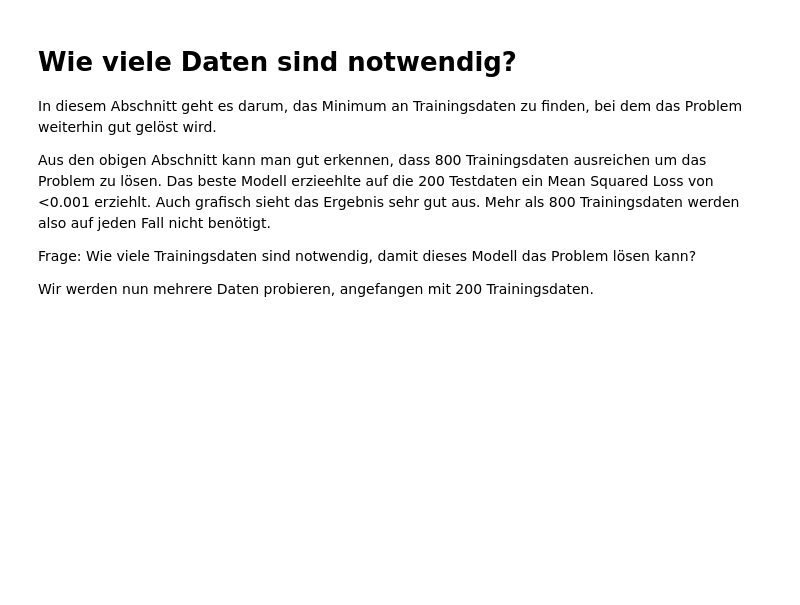
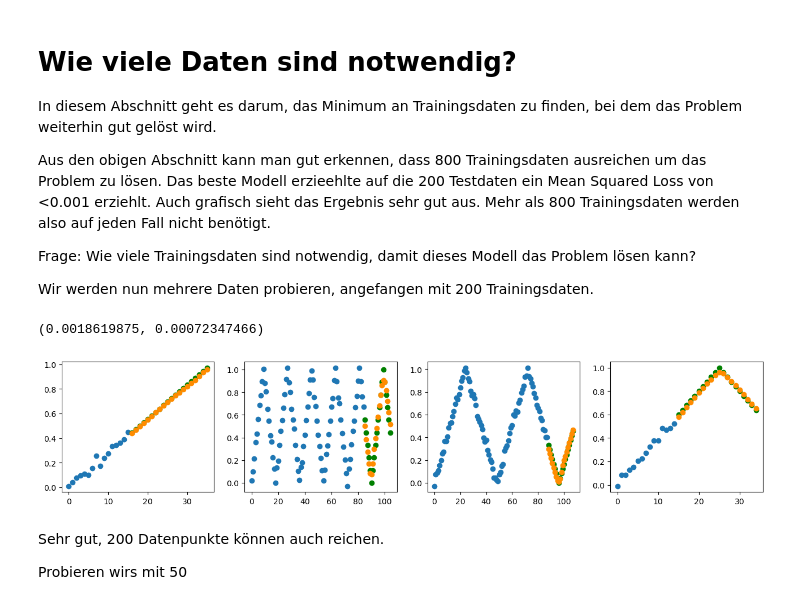
Before and after one commit to Tobilence/DMML_RNN, a Jupyter notebook: Horizon_forecast.ipynb, the cells around one changed output. Saved outputs shown, nothing was run; the diff lists cells and outputs as text; code cells hidden in the pictures; blank space fills up the shorter version.

```diff
--- a/Horizon_forecast.ipynb
+++ b/Horizon_forecast.ipynb
@@ -297,11 +286,17 @@ Frage: Wie viele Trainingsdaten sind notwendig, damit dieses Modell das Problem
 
 Wir werden nun mehrere Daten probieren, angefangen mit 200 Trainingsdaten.
 # %%
-model = GRU_RNN(1,30,1)
+model_200 = GRU_RNN(1,30,1)
 EPOCHS=250
 LEARNING_RATE=3e-4
 loss=nn.MSELoss()
-optimizer = torch.nn.Adam(model.parameters(), lr=LEARNING_RATE)
-
-training_stats = train(model, EPOCHS, X_train[:200], X_test[:200], loss, optimizer)
-#todo
+optimizer = torch.optim.Adam(model_200.parameters(), lr=LEARNING_RATE)
+model_path = "./models/less_data/gru_200.pt"
+if RETRAIN_MODELS:
+    gru_200_training_stats = train(model_200, EPOCHS, X_train[:200], y_train[:200], loss_f=mae_loss, optimizer=optimizer, post_epoch_callbacks=[write_stats_callback])
+    torch.save(model_200, model_path)
+else:
+    try:
+        model_200 = torch.load(model_path)
+    except:
+        print(f"Model does not exist at location: {model_path}")
@@ -309,0 +303,9 @@ training_stats = train(model, EPOCHS, X_train[:200], X_test[:200], loss, optimiz
+# %%
+evaluate(model_200, X_test, y_test, visualize_oneline=True) # 200 epochs
+# %% [output]
+(0.0018619875, 0.00072347466)
+[figure, added]
+# %% [markdown]
+Sehr gut, 200 Datenpunkte können auch reichen.
+
+Probieren wirs mit 50
```
Also changed, not shown: parts of 35 cells of this notebook.
